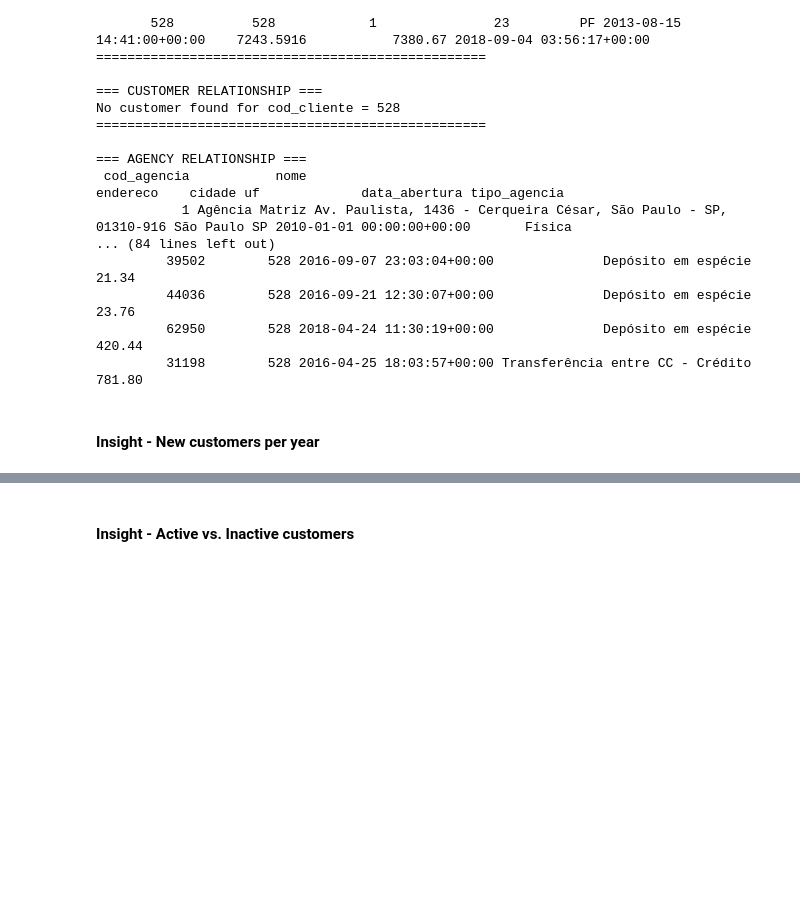
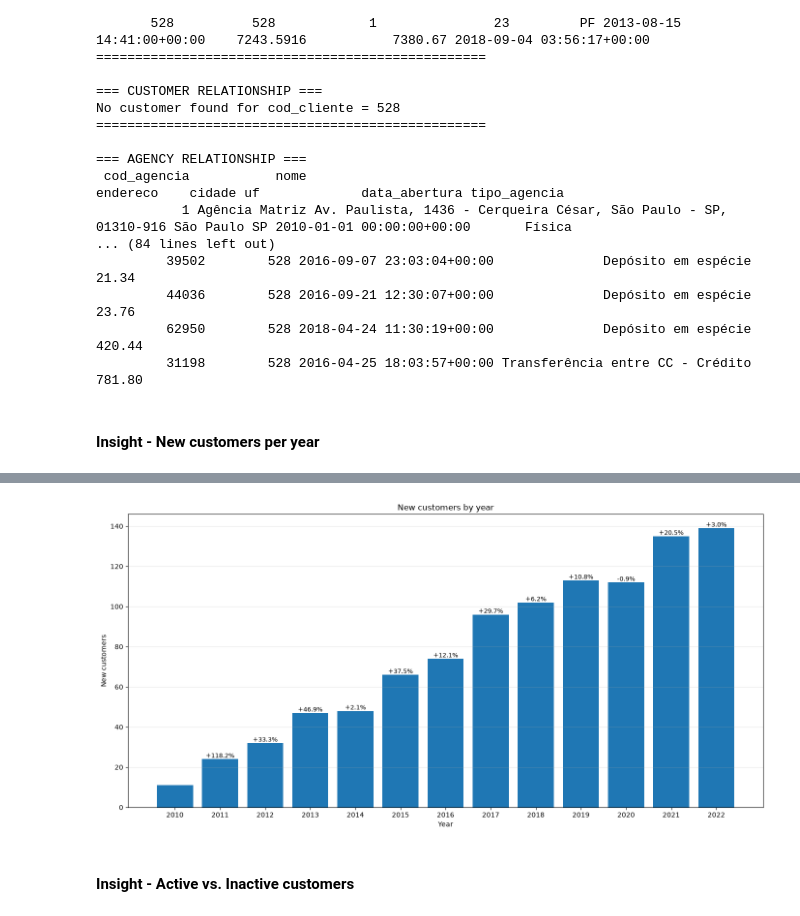
Before and after one commit to luiz-ed-ferreira/Project_BanvicDataAnalytics, a Jupyter notebook: notebooks/main_analyses.ipynb, the cells around one changed output, grey strips where cells are left out. Drawn from its saved outputs; the diff is of its cells as text; code cells hidden in the pictures; blank space fills up the shorter version.

```diff
--- a/notebooks/main_analyses.ipynb
+++ b/notebooks/main_analyses.ipynb
@@ -672,3 +672,13 @@ No customer found for cod_cliente = 528
     #mas por regra não poddemos deletar essa contam ela deve ser tratada como anomalia e movida para quarentena (a avaliar como criar essa quarentena)
 # %% [markdown]
 #### Insight - New customers per year
+# %%
+#Será analisado:
+    #Adesão de novos clientes por ano na BanVic
+
+#Função que calcula a quantidade de novos clientes por ano e % de de crescimento anual
+new_customers_by_year = analytic.analyze_new_customers_by_year(
+    new_datasets["contas"]
+)
+
+display(new_customers_by_year)
@@ -674,0 +700,33 @@ No customer found for cod_cliente = 528
+# %%
+#Analise grafica da quantidade de novos clientes por ano, exibindo o crescimento percentual como rótulo de dados.
+plt.figure(figsize=(14, 7))
+
+bars = plt.bar(
+    new_customers_by_year["year"],
+    new_customers_by_year["new_customers"]
+)
+
+plt.xlabel("Year")
+plt.ylabel("New customers")
+plt.title("New customers by year")
+plt.xticks(new_customers_by_year["year"])
+plt.grid(axis="y", alpha=0.3)
+
+for bar, growth in zip(
+    bars,
+    new_customers_by_year["growth_percentage"]
+):
+    if pd.notna(growth):
+        plt.text(
+            bar.get_x() + bar.get_width() / 2,
+            bar.get_height(),
+            f"{growth:+.1f}%",
+            ha="center",
+            va="bottom",
+            fontsize=9
+        )
+
+plt.tight_layout()
+plt.show()
+# %% [output]
+[figure, added]
```
Also changed, not shown: parts of 8 cells of this notebook, 4 other files.
